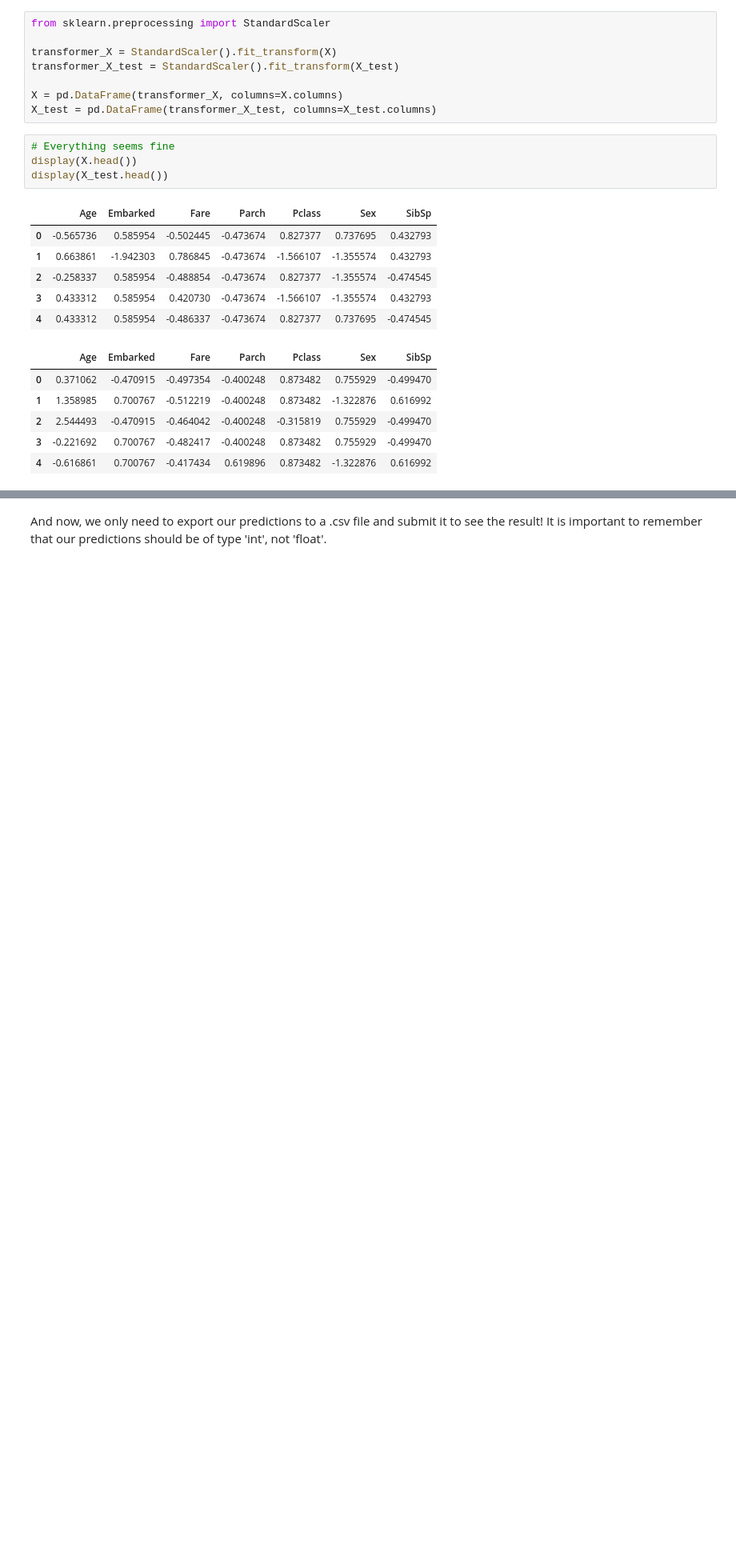
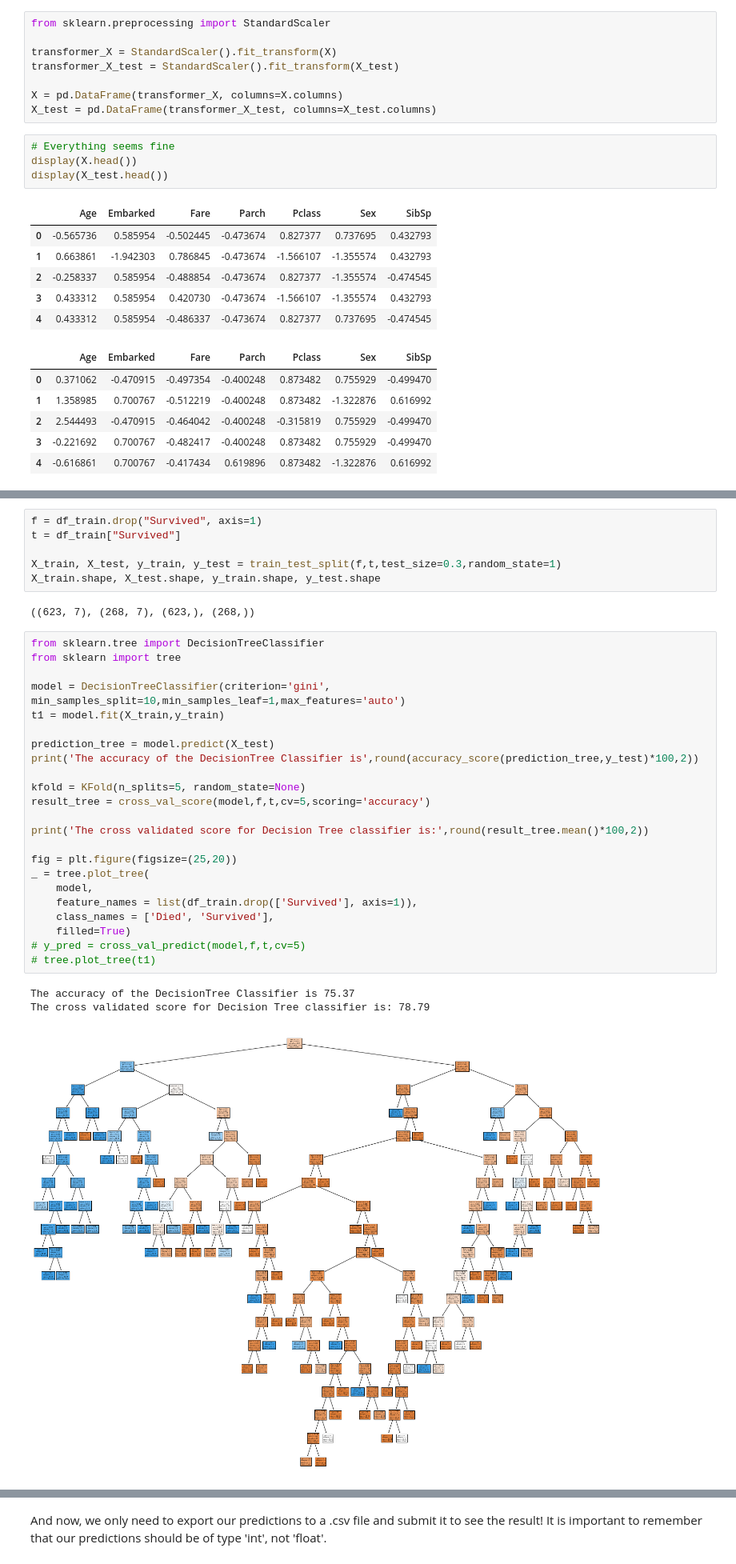
Before and after one commit to NikhithaMuskula/titanic_ds_solutions, a Jupyter notebook: hw-2-warm-up-competition-nikhitha.ipynb, the cells around one changed output, grey strips where cells are left out. Shown at 80% size. Cells and saved outputs as stored; diff of their text form; blank space fills up the shorter version.

```diff
--- a/hw-2-warm-up-competition-nikhitha.ipynb
+++ b/hw-2-warm-up-competition-nikhitha.ipynb
@@ -239,0 +255,35 @@ acc_random_forest
+# %%
+f = df_train.drop("Survived", axis=1)
+t = df_train["Survived"]
+
+X_train, X_test, y_train, y_test = train_test_split(f,t,test_size=0.3,random_state=1)
+X_train.shape, X_test.shape, y_train.shape, y_test.shape
+# %% [output]
+((623, 7), (268, 7), (623,), (268,))
+# %%
+from sklearn.tree import DecisionTreeClassifier
+from sklearn import tree
+
+model = DecisionTreeClassifier(criterion='gini', min_samples_split=10,min_samples_leaf=1,max_features='auto')
+t1 = model.fit(X_train,y_train)
+
+prediction_tree = model.predict(X_test)
+print('The accuracy of the DecisionTree Classifier is',round(accuracy_score(prediction_tree,y_test)*100,2))
+
+kfold = KFold(n_splits=5, random_state=None)
+result_tree = cross_val_score(model,f,t,cv=5,scoring='accuracy')
+
+print('The cross validated score for Decision Tree classifier is:',round(result_tree.mean()*100,2))
+
+fig = plt.figure(figsize=(25,20))
+_ = tree.plot_tree(
+    model,
+    feature_names = list(df_train.drop(['Survived'], axis=1)),
+    class_names = ['Died', 'Survived'],
+    filled=True)
+# y_pred = cross_val_predict(model,f,t,cv=5)
+# tree.plot_tree(t1)
+# %% [output]
+The accuracy of the DecisionTree Classifier is 75.37
+The cross validated score for Decision Tree classifier is: 78.79
+[figure, added]
```
Also changed, not shown: parts of 8 cells of this notebook.
